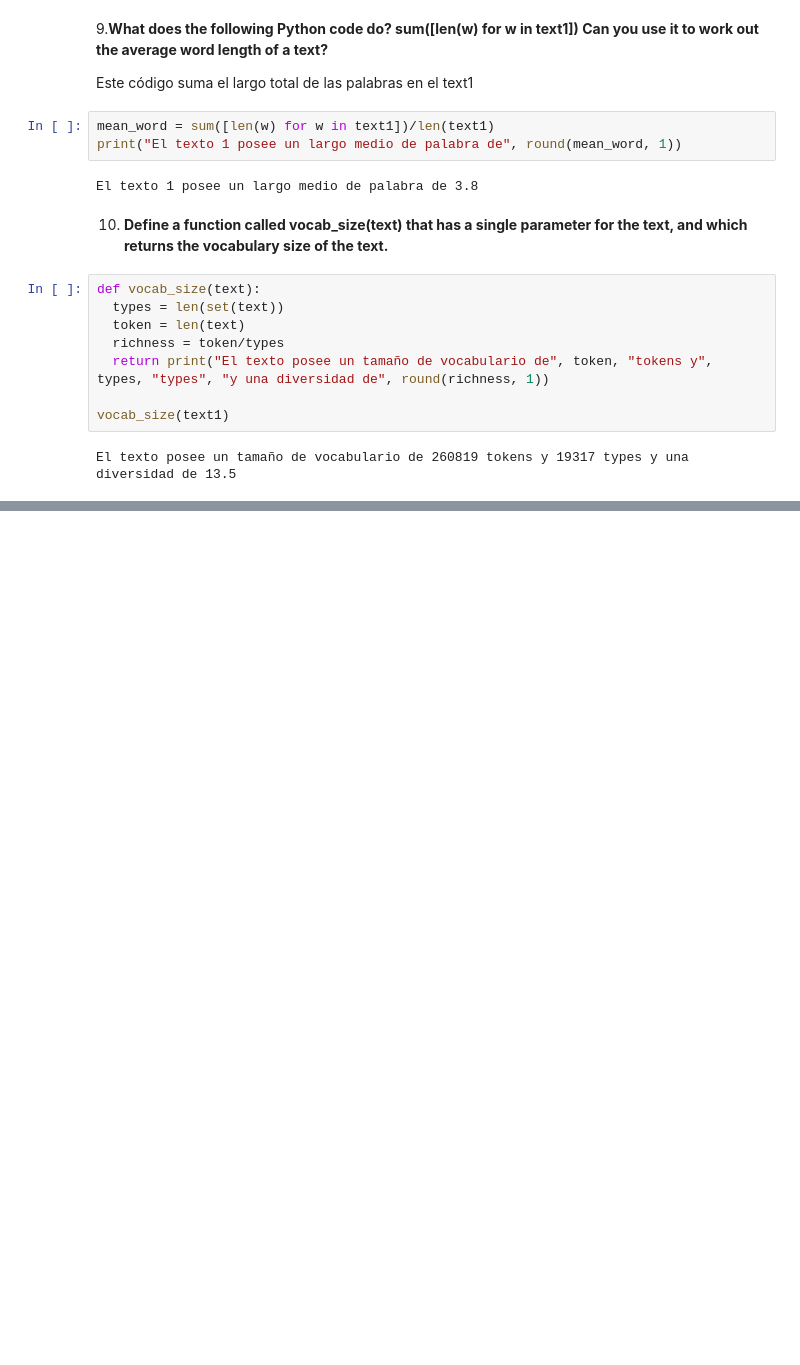
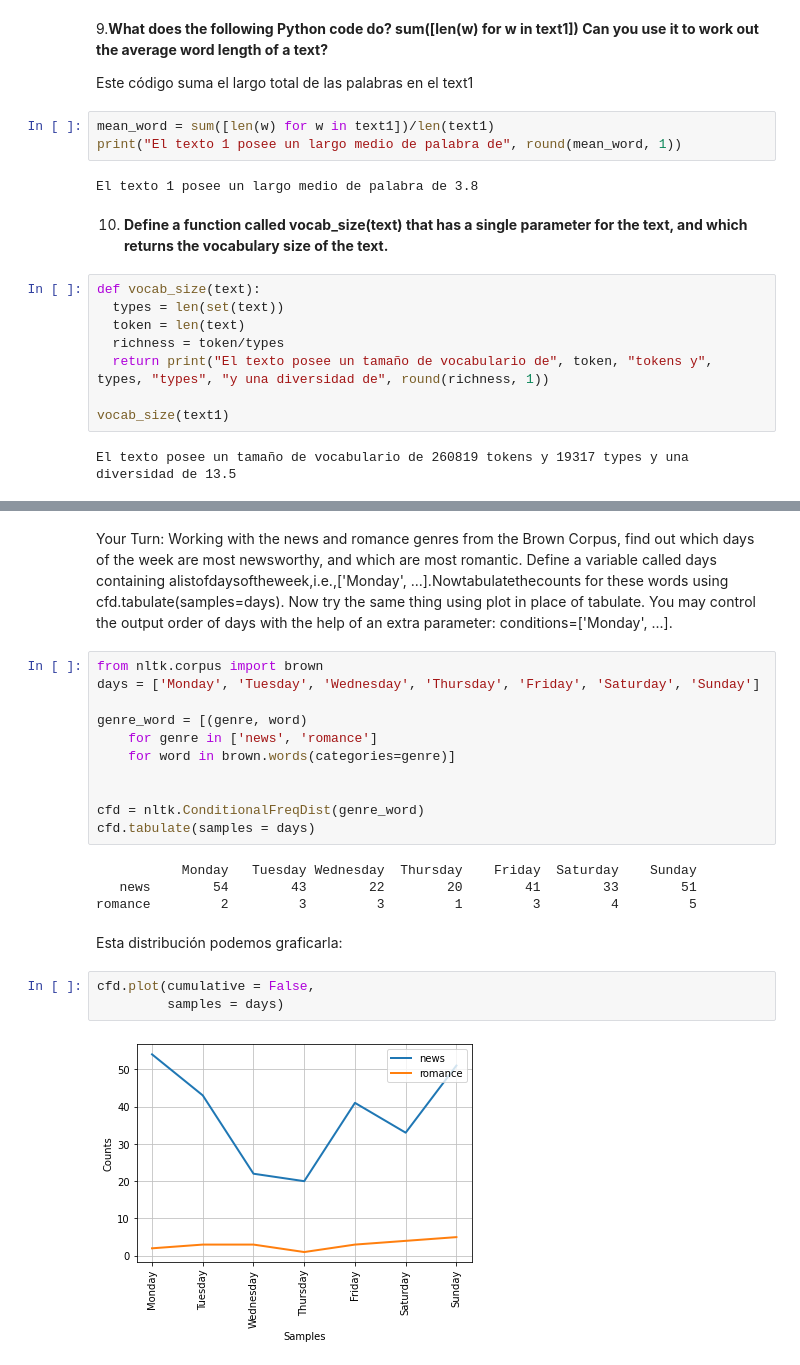
Before and after one commit to bmmedinac/python_practice, a Jupyter notebook: NLP_with_Python.ipynb, the cells around one changed output, grey strips where cells are left out. Drawn from its saved outputs; the diff is of its cells as text; blank space fills up the shorter version.

```diff
--- a/NLP_with_Python.ipynb
+++ b/NLP_with_Python.ipynb
@@ -314,0 +454,24 @@ El texto posee un tamaño de vocabulario de 260819 tokens y 19317 types y una di
+# %% [markdown]
+Your Turn: Working with the news and romance genres from the Brown Corpus, find out which days of the week are most newsworthy, and which are most romantic. Define a variable called days containing alistofdaysoftheweek,i.e.,['Monday', ...].Nowtabulatethecounts for these words using cfd.tabulate(samples=days). Now try the same thing using plot in place of tabulate. You may control the output order of days with the help of an extra parameter: conditions=['Monday', ...].
+# %%
+from nltk.corpus import brown
+days = ['Monday', 'Tuesday', 'Wednesday', 'Thursday', 'Friday', 'Saturday', 'Sunday']
+
+genre_word = [(genre, word)
+    for genre in ['news', 'romance']
+    for word in brown.words(categories=genre)]
+
+
+cfd = nltk.ConditionalFreqDist(genre_word)
+cfd.tabulate(samples = days)
+# %% [output]
+           Monday   Tuesday Wednesday  Thursday    Friday  Saturday    Sunday
+   news        54        43        22        20        41        33        51
+romance         2         3         3         1         3         4         5
+# %% [markdown]
+Esta distribución podemos graficarla:
+# %%
+cfd.plot(cumulative = False,
+         samples = days)
+# %% [output]
+[figure, added]
```
Also changed, not shown: parts of 114 cells of this notebook.
